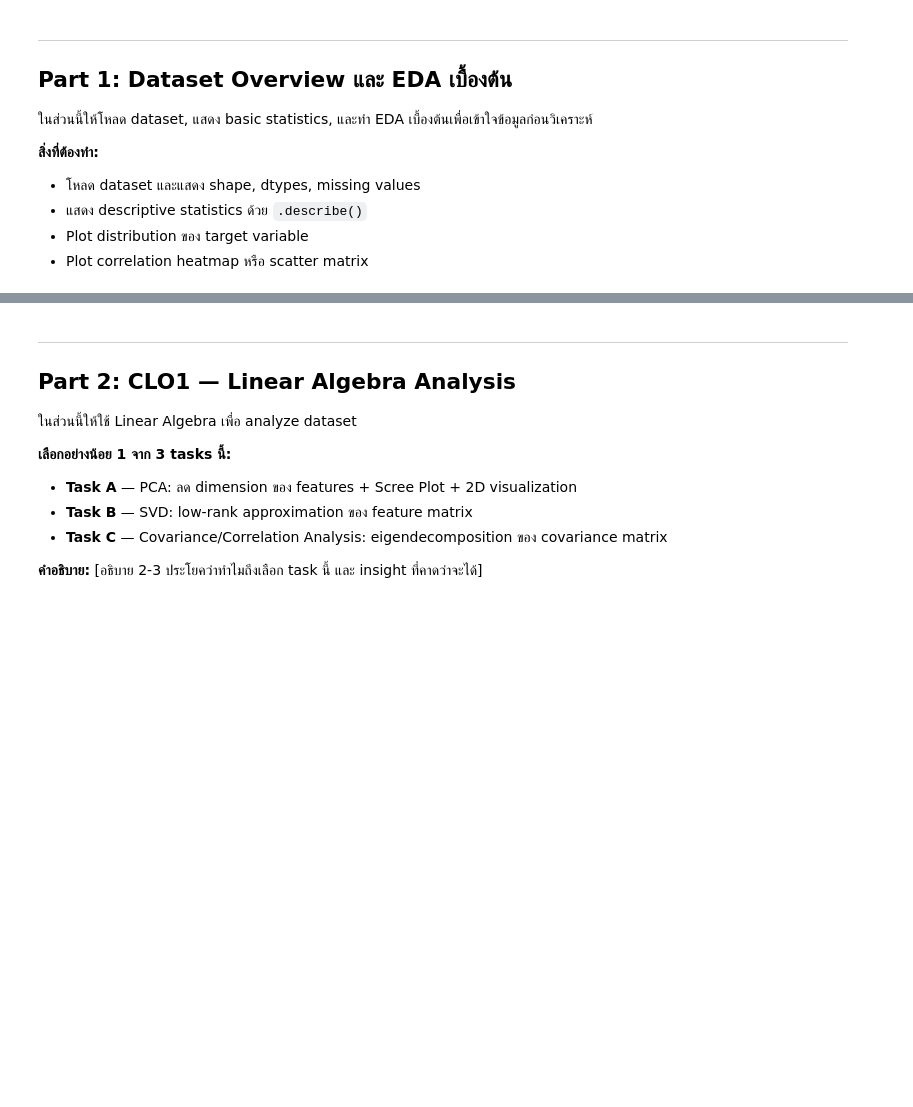
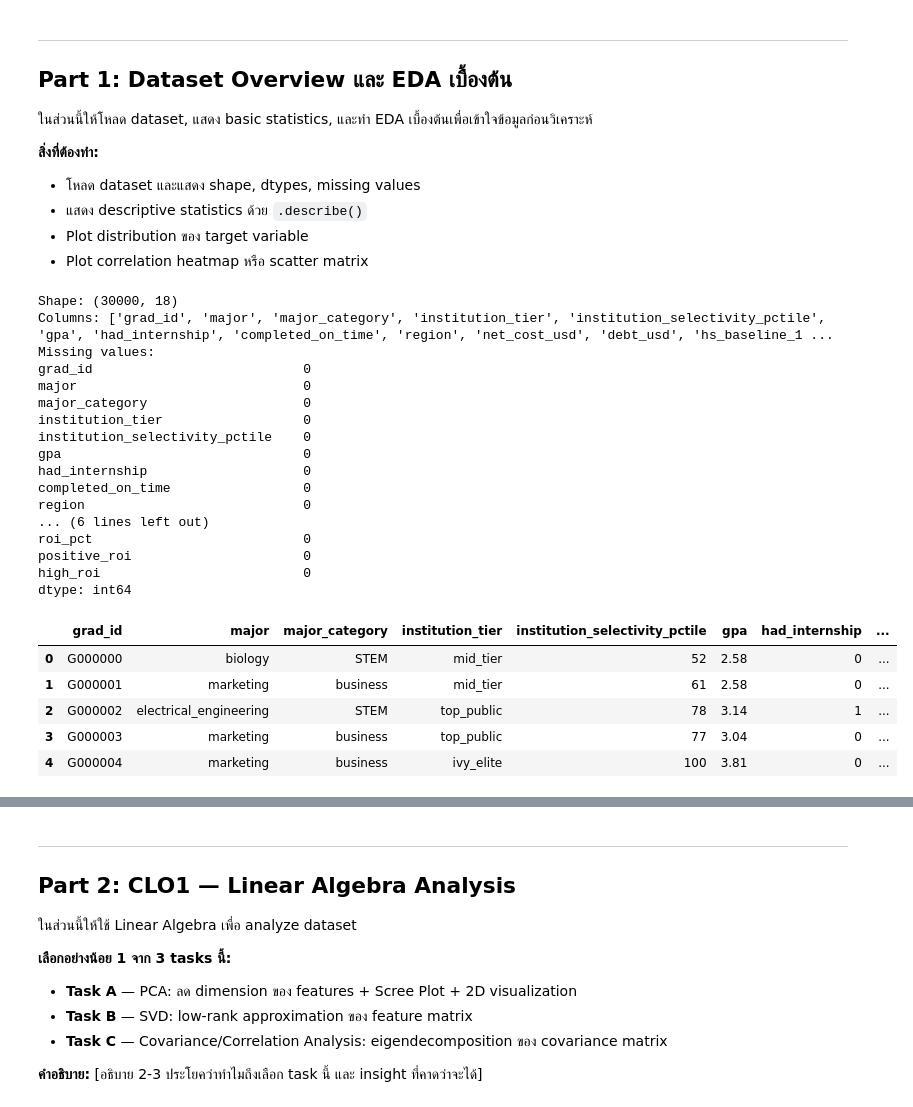
Before and after one commit to Thanawattho68-bit/Math-Project-1-26, a Jupyter notebook: lab15_project_template.ipynb, the cells around one changed output, grey strips where cells are left out. Drawn from its saved outputs; the diff is of its cells as text; code cells hidden in the pictures; blank space fills up the shorter version.

```diff
--- a/lab15_project_template.ipynb
+++ b/lab15_project_template.ipynb
@@ -48,12 +50,36 @@ print('Ready.')
 # %%
 # ─── โหลด Dataset ────────────────────────────────────────────────
 # วัตถุประสงค์: เข้าใจโครงสร้างของข้อมูลก่อนวิเคราะห์
 
 # TODO: แทนที่ด้วย path หรือวิธีโหลด dataset ของคุณ
-# df = pd.read_csv('your_dataset.csv')
+df = pd.read_csv('college_major_roi.csv')
 
 # แสดงข้อมูลพื้นฐาน
-# print(f'Shape: {df.shape}')
-# print(f'Columns: {df.columns.tolist()}')
-# print(f'Missing values:\n{df.isnull().sum()}')
-# df.head()
+print(f'Shape: {df.shape}')
+print(f'Columns: {df.columns.tolist()}')
+print(f'Missing values:\n{df.isnull().sum()}')
+df.head()
+# %% [output]
+Shape: (30000, 18)
+Columns: ['grad_id', 'major', 'major_category', 'institution_tier', 'institution_selectivity_pctile', 'gpa', 'had_internship', 'completed_on_time', 'region', 'net_cost_usd', 'debt_usd', 'hs_baseline_1 ...
+Missing values:
+grad_id                           0
+major                             0
+major_category                    0
+institution_tier                  0
+institution_selectivity_pctile    0
+gpa                               0
+had_internship                    0
+completed_on_time                 0
+region                            0
+... (6 lines left out)
+roi_pct                           0
+positive_roi                      0
+high_roi                          0
+dtype: int64
+|  | grad_id | major | major_category | institution_tier | institution_selectivity_pctile | gpa | had_internship | ... |
+| 0 | G000000 | biology | STEM | mid_tier | 52 | 2.58 | 0 | ... |
+| 1 | G000001 | marketing | business | mid_tier | 61 | 2.58 | 0 | ... |
+| 2 | G000002 | electrical_engineering | STEM | top_public | 78 | 3.14 | 1 | ... |
+| 3 | G000003 | marketing | business | top_public | 77 | 3.04 | 0 | ... |
+| 4 | G000004 | marketing | business | ivy_elite | 100 | 3.81 | 0 | ... |
```
Also changed, not shown: parts of 2 cells of this notebook, 1 other file.
